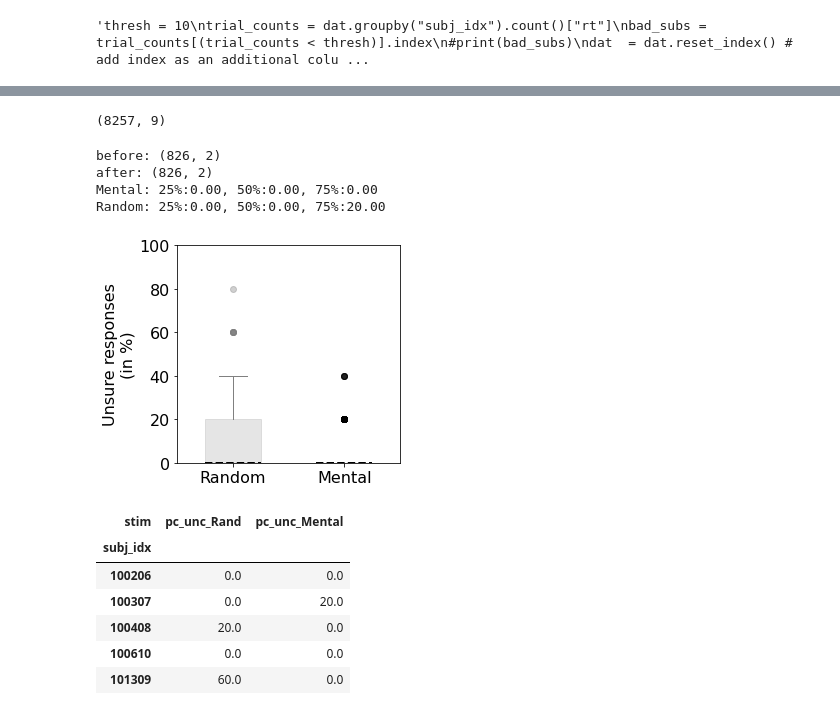
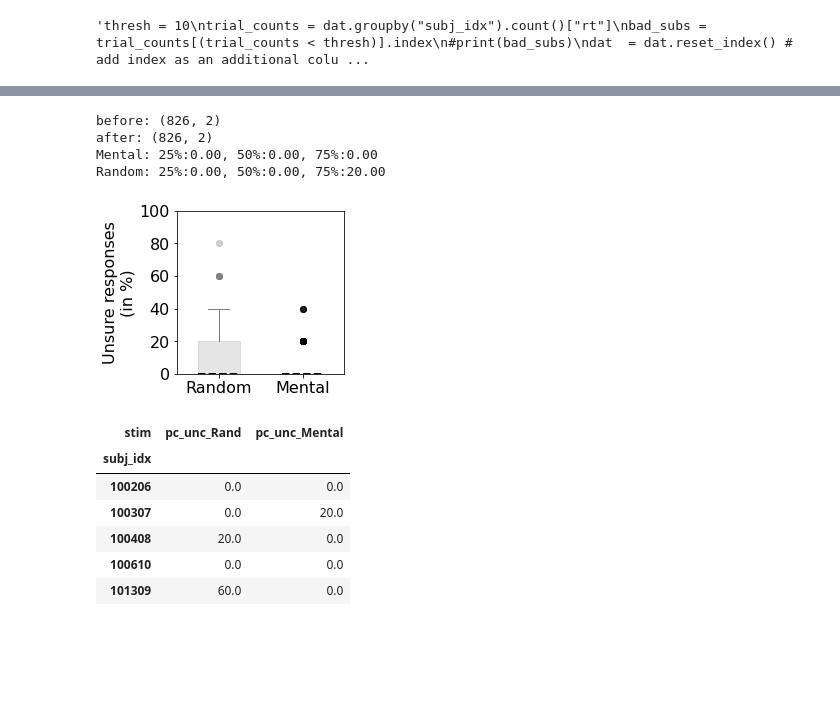
Before and after one commit to rvarrier/HCP_socialtask_analysis, a Jupyter notebook: behavioral/code/HCP_BehavioralData_main_analyses.ipynb, the cells around one changed output, grey strips where cells are left out. Saved outputs shown, nothing was run; the diff lists cells and outputs as text; code cells hidden in the pictures; blank space fills up the shorter version.

```diff
--- a/behavioral/code/HCP_BehavioralData_main_analyses.ipynb
+++ b/behavioral/code/HCP_BehavioralData_main_analyses.ipynb
@@ -46,6 +50,8 @@ plt.rc('legend', fontsize=s) #fontsize of the legend
 vid_names = {}
 vid_names["run1"] = ["COAXING-B", "BILLIARD-A", "DRIFTING-A", "Fishing", "Random mechanical"]
 vid_names["run2"] = ["Scaring", "SEDUCING-B", "STAR-A", "SURPRISING-B", "TENNIS-A"]
+vid_joined = ["COAXING-B", "BILLIARD-A", "DRIFTING-A", "Fishing", "Random mechanical","Scaring", "SEDUCING-B", "STAR-A", "SURPRISING-B", "TENNIS-A"]
+
 
 dat = pd.read_csv(dataFile)# , index_col = "subj_idx")
 dat["run"] = ["run2" if x.split('.')[0] in vid_names["run1"] else "run1" for x in dat["movie"]]
@@ -134,0 +151,5 @@ print("Nr. of rows:",data_sure.shape)'''
+# %%
+movies_list = list(dat['movie'].values)
+print(movies_list[:5])
+dat['movies_ind']=[np.where(vid_joined==np.array(i[:-4]))[0][0] for i in movies_list]
+dat
@@ -770,45 +848,38 @@ dat.head(10)
-# %%
-dat.shape
-# %% [output]
-(8257, 9)
 # %%
+def plot_fig_1e(ax,summary):
+    cols = summary.columns.tolist()
+    cols = cols[-1:] + cols[:-1]
+    summary = summary[cols]
+    print('before:',summary.shape)
+    summary = summary.loc[(~np.isnan(summary['Random'])&(~np.isnan(summary['Mental']))),:]
+    print('after:',summary.shape)
+    mn = summary.mean()
+    sem = summary.sem()
+
+    bp1 = box_plot(summary['Random'], 'grey', 'grey',0,True)
+    bp2 = box_plot(summary['Mental'], 'black', 'black',1,True)
+
+    #Figure 1c in the submitted OHBM abstract
+    #sns.barplot(data=summary,alpha=.5,edgecolor='k')
+    plt.xticks((0,1),('Random','Mental'))
+    plt.xlabel('')
+    plt.ylabel("Unsure responses\n(in %)")
+    plt.ylim(0,100)
+    #plt.title('Unsure responses',fontweight='bold')
+
+    print(f"Mental: 25%:{np.quantile(summary['Mental'],.25):.2f}, 50%:{np.quantile(summary['Mental'],.5):.2f}, 75%:{np.quantile(summary['Mental'],.75):.2f}")
+    print(f"Random: 25%:{np.quantile(summary['Random'],.25):.2f}, 50%:{np.quantile(summary['Random'],.5):.2f}, 75%:{np.quantile(summary['Random'],.75):.2f}")
+    return summary
+
 summary = 100*dat.groupby(['subj_idx','stim']).mean().uncertainty.unstack(level=-1)
 summary.shape
-#plt.figure(1,figsize = (3,3))
-fig,ax=plt.subplots(figsize = (4,4))
-cols = summary.columns.tolist()
-cols = cols[-1:] + cols[:-1]
-summary = summary[cols]
-print('before:',summary.shape)
-summary = summary.loc[(~np.isnan(summary['Random'])&(~np.isnan(summary['Mental']))),:]
-print('after:',summary.shape)
-mn = summary.mean()
-sem = summary.sem()
-
-bp1 = box_plot(summary['Random'], 'grey', 'grey',0,True)
-bp2 = box_plot(summary['Mental'], 'black', 'black',1,True)
-
-'''for i in range(rts_per_subj.shape[0]):
-    plt.plot(range(2),rts_per_subj.iloc[i,:2],color='k',alpha=.1,label = 'subject')
-    if i ==0:
-        plt.legend(bbox_to_anchor=(1.05,1))'''
-
-
-#Figure 1c in the submitted OHBM abstract
-#sns.barplot(data=summary,alpha=.5,edgecolor='k')
-plt.xticks((0,1),('Random','Mental'))
-plt.xlabel('')
-plt.ylabel("Unsure responses\n(in %)")
-plt.ylim(0,100)
-#plt.title('Unsure responses',fontweight='bold')
-
-
-print(f"Mental: 25%:{np.quantile(summary['Mental'],.25):.2f}, 50%:{np.quantile(summary['Mental'],.5):.2f}, 75%:{np.quantile(summary['Mental'],.75):.2f}")
-print(f"Random: 25%:{np.quantile(summary['Random'],.25):.2f}, 50%:{np.quantile(summary['Random'],.5):.2f}, 75%:{np.quantile(summary['Random'],.75):.2f}")
+fig = plt.figure(1,figsize = (3,3))
+ax = fig.add_subplot(111)
+summary = plot_fig_1e(ax,summary)
 # %% [output]
 before: (826, 2)
 after: (826, 2)
 Mental: 25%:0.00, 50%:0.00, 75%:0.00
 Random: 25%:0.00, 50%:0.00, 75%:20.00
-[figure, old version]
+[figure, new version]
 # %%
```
Also changed, not shown: parts of 31 cells of this notebook, 16 other files.
